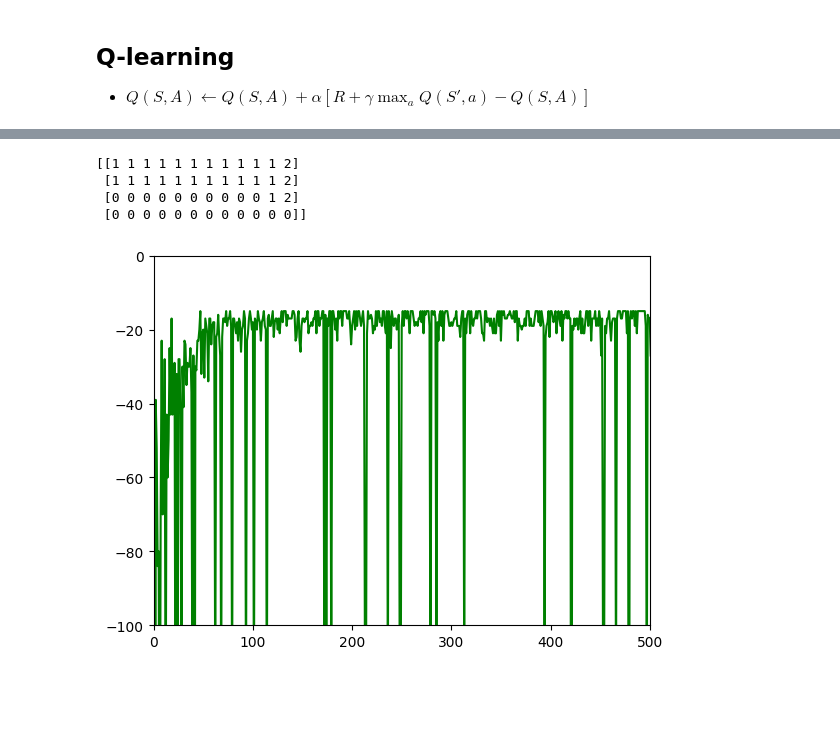
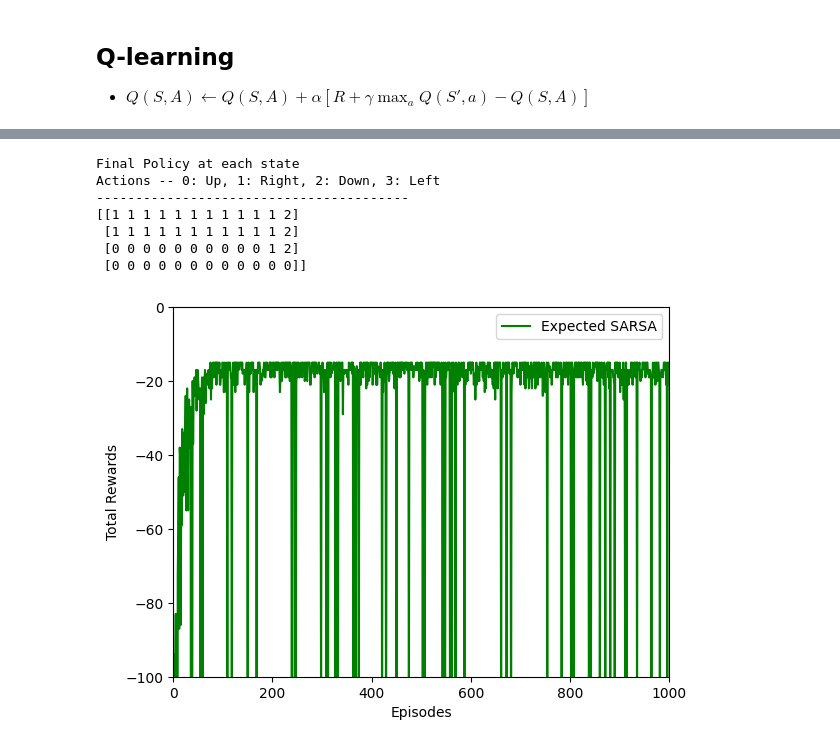
Before and after one commit to smfelixchoi/MATH-DRL-study, a Jupyter notebook: 2.Reinforcement_Learning/Temporal_Difference_methods/Temporal_Difference_methods.ipynb, the cells around one changed output, grey strips where cells are left out. Cells and saved outputs as stored; diff of their text form; code cells hidden in the pictures; blank space fills up the shorter version.

```diff
--- a/2.Reinforcement_Learning/Temporal_Difference_methods/Temporal_Difference_methods.ipynb
+++ b/2.Reinforcement_Learning/Temporal_Difference_methods/Temporal_Difference_methods.ipynb
@@ -315,15 +346,23 @@ episode_num:10000
 # %%
+print('Final Policy at each state')
+print('Actions -- 0: Up, 1: Right, 2: Down, 3: Left')
+print('-'*40)
 print(np.reshape(np.argmax(Q_table3, axis=1), (4,12)))
-env1.close()
 # %% [output]
+Final Policy at each state
+Actions -- 0: Up, 1: Right, 2: Down, 3: Left
+----------------------------------------
 [[1 1 1 1 1 1 1 1 1 1 1 2]
  [1 1 1 1 1 1 1 1 1 1 1 2]
  [0 0 0 0 0 0 0 0 0 0 1 2]
  [0 0 0 0 0 0 0 0 0 0 0 0]]
 # %%
-plt.plot(np.arange(MAX_EPISODE), exp_sarsa_rewards, 'g-')
-plt.axis([0,500, -100,0])
+plt.plot(np.arange(MAX_EPISODE), exp_sarsa_rewards, 'g-', label='Expected SARSA')
+plt.axis([0,1000, -100,0])
+plt.xlabel('Episodes')
+plt.ylabel('Total Rewards')
+plt.legend()
 plt.show()
 # %% [output]
-[figure, old version]
+[figure, new version]
 # %%
```
Also changed, not shown: parts of 15 cells of this notebook, 2 other files.
